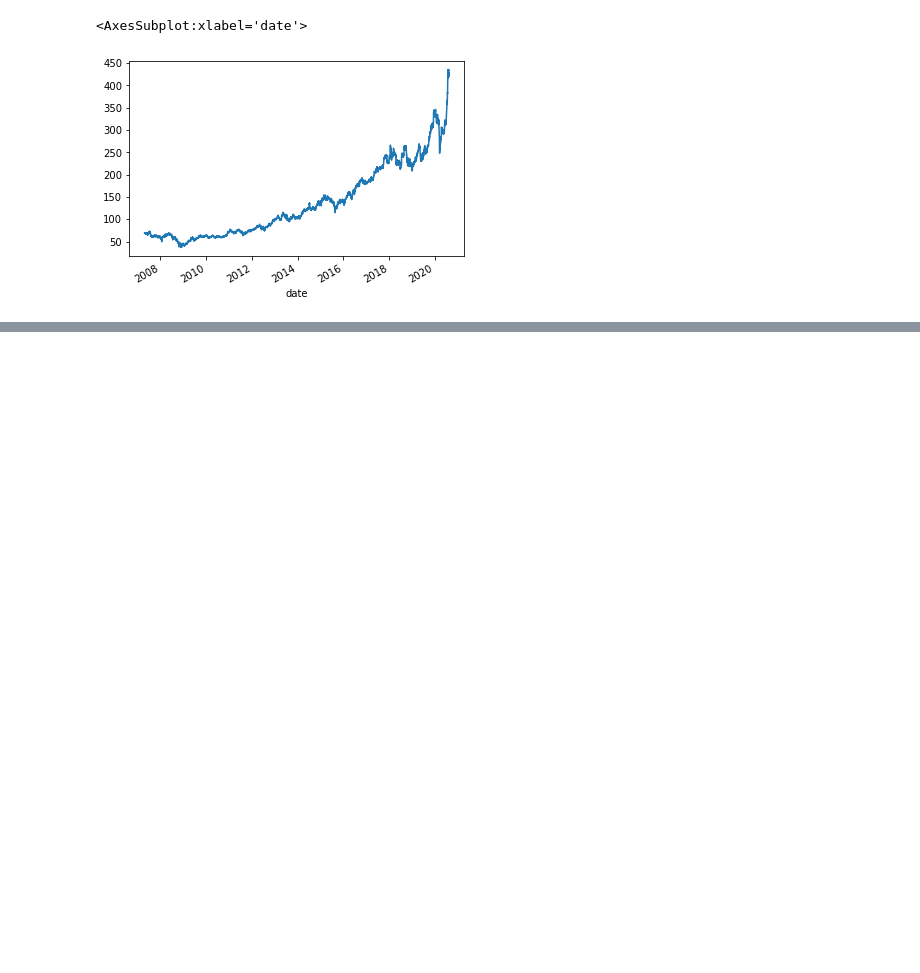
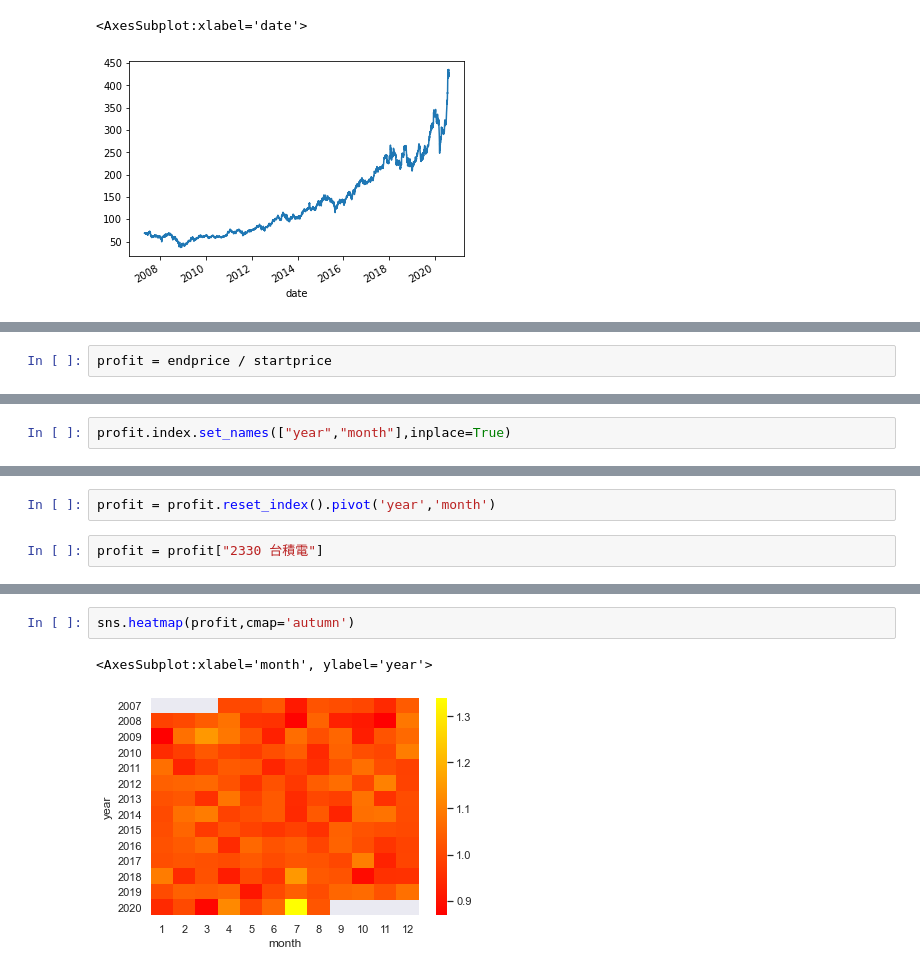
Before and after one commit to cmh841015/DLCourse2020, a Jupyter notebook: GetData.ipynb, the cells around one changed output, grey strips where cells are left out. Drawn from its saved outputs; the diff is of its cells as text; blank space fills up the shorter version.

```diff
--- a/GetData.ipynb
+++ b/GetData.ipynb
@@ -132,0 +179,2 @@ tsmc.plot()
+# %%
+profit = endprice / startprice
@@ -132,0 +197,2 @@ tsmc.plot()
+# %%
+profit.index.set_names(["year","month"],inplace=True)
@@ -132,0 +215,4 @@ tsmc.plot()
+# %%
+profit = profit.reset_index().pivot('year','month')
+# %%
+profit = profit["2330 台積電"]
@@ -132,0 +238,5 @@ tsmc.plot()
+# %%
+sns.heatmap(profit,cmap='autumn')
+# %% [output]
+<AxesSubplot:xlabel='month', ylabel='year'>
+[figure, added]
```
Also changed, not shown: parts of 10 cells of this notebook.
